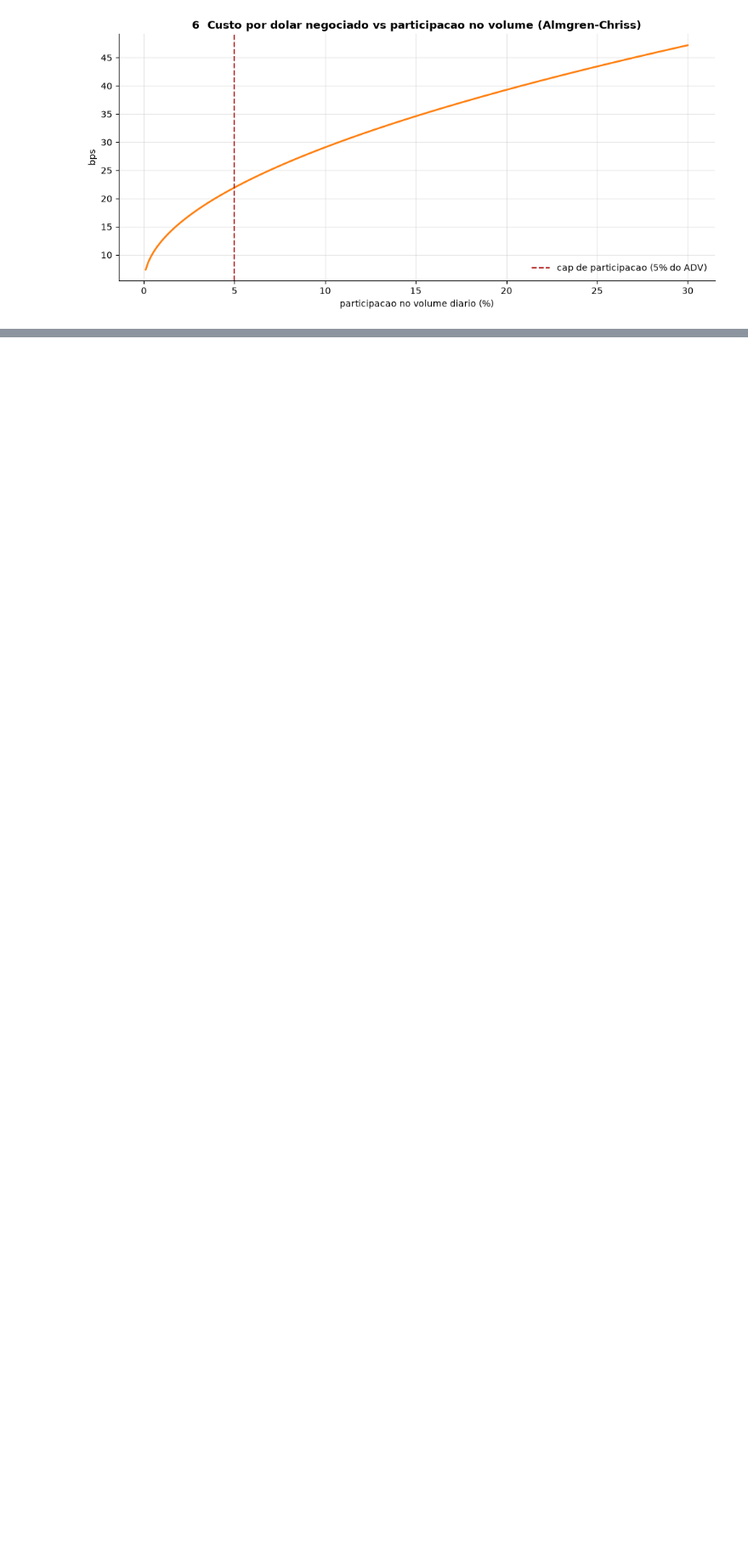
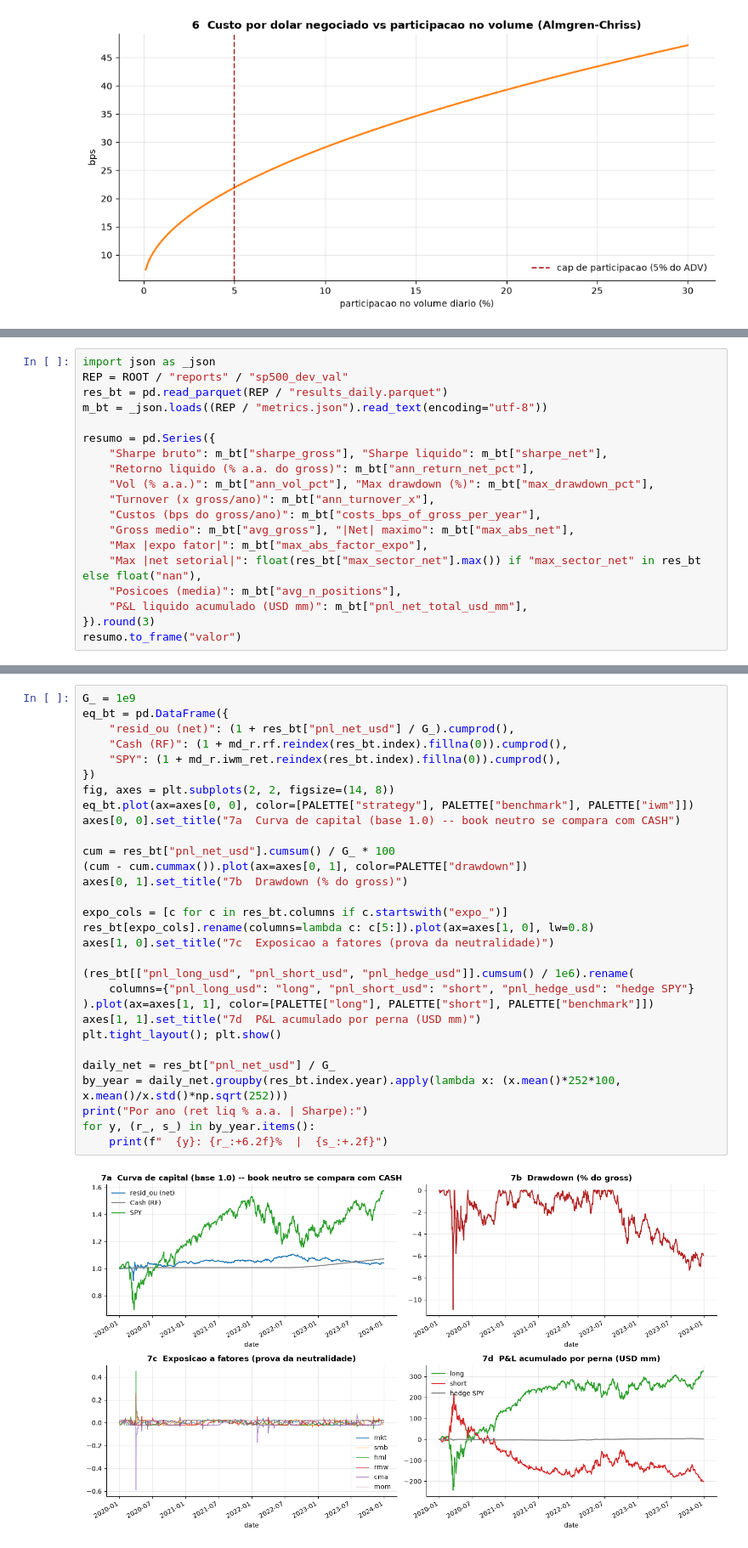
Before and after one commit to luccazogbi/desafio-itau-2026, a Jupyter notebook: notebooks/pipeline_walkthrough.ipynb, the cells around one changed output, grey strips where cells are left out. Shown at 85% size. Saved outputs shown, nothing was run; the diff lists cells and outputs as text; blank space fills up the shorter version.

```diff
--- a/notebooks/pipeline_walkthrough.ipynb
+++ b/notebooks/pipeline_walkthrough.ipynb
@@ -441,0 +456,19 @@ plt.show()
+# %%
+import json as _json
+REP = ROOT / "reports" / "sp500_dev_val"
+res_bt = pd.read_parquet(REP / "results_daily.parquet")
+m_bt = _json.loads((REP / "metrics.json").read_text(encoding="utf-8"))
+
+resumo = pd.Series({
+    "Sharpe bruto": m_bt["sharpe_gross"], "Sharpe liquido": m_bt["sharpe_net"],
+    "Retorno liquido (% a.a. do gross)": m_bt["ann_return_net_pct"],
+    "Vol (% a.a.)": m_bt["ann_vol_pct"], "Max drawdown (%)": m_bt["max_drawdown_pct"],
+    "Turnover (x gross/ano)": m_bt["ann_turnover_x"],
+    "Custos (bps do gross/ano)": m_bt["costs_bps_of_gross_per_year"],
+    "Gross medio": m_bt["avg_gross"], "|Net| maximo": m_bt["max_abs_net"],
+    "Max |expo fator|": m_bt["max_abs_factor_expo"],
+    "Max |net setorial|": float(res_bt["max_sector_net"].max()) if "max_sector_net" in res_bt else float("nan"),
+    "Posicoes (media)": m_bt["avg_n_positions"],
+    "P&L liquido acumulado (USD mm)": m_bt["pnl_net_total_usd_mm"],
+}).round(3)
+resumo.to_frame("valor")
@@ -441,0 +490,32 @@ plt.show()
+# %%
+G_ = 1e9
+eq_bt = pd.DataFrame({
+    "resid_ou (net)": (1 + res_bt["pnl_net_usd"] / G_).cumprod(),
+    "Cash (RF)": (1 + md_r.rf.reindex(res_bt.index).fillna(0)).cumprod(),
+    "SPY": (1 + md_r.iwm_ret.reindex(res_bt.index).fillna(0)).cumprod(),
+})
+fig, axes = plt.subplots(2, 2, figsize=(14, 8))
+eq_bt.plot(ax=axes[0, 0], color=[PALETTE["strategy"], PALETTE["benchmark"], PALETTE["iwm"]])
+axes[0, 0].set_title("7a  Curva de capital (base 1.0) -- book neutro se compara com CASH")
+
+cum = res_bt["pnl_net_usd"].cumsum() / G_ * 100
+(cum - cum.cummax()).plot(ax=axes[0, 1], color=PALETTE["drawdown"])
+axes[0, 1].set_title("7b  Drawdown (% do gross)")
+
+expo_cols = [c for c in res_bt.columns if c.startswith("expo_")]
+res_bt[expo_cols].rename(columns=lambda c: c[5:]).plot(ax=axes[1, 0], lw=0.8)
+axes[1, 0].set_title("7c  Exposicao a fatores (prova da neutralidade)")
+
+(res_bt[["pnl_long_usd", "pnl_short_usd", "pnl_hedge_usd"]].cumsum() / 1e6).rename(
+    columns={"pnl_long_usd": "long", "pnl_short_usd": "short", "pnl_hedge_usd": "hedge SPY"}
+).plot(ax=axes[1, 1], color=[PALETTE["long"], PALETTE["short"], PALETTE["benchmark"]])
+axes[1, 1].set_title("7d  P&L acumulado por perna (USD mm)")
+plt.tight_layout(); plt.show()
+
+daily_net = res_bt["pnl_net_usd"] / G_
+by_year = daily_net.groupby(res_bt.index.year).apply(lambda x: (x.mean()*252*100, x.mean()/x.std()*np.sqrt(252)))
+print("Por ano (ret liq % a.a. | Sharpe):")
+for y, (r_, s_) in by_year.items():
+    print(f"  {y}: {r_:+6.2f}%  |  {s_:+.2f}")
+# %% [output]
+[figure, added]
```
Also changed, not shown: parts of 11 cells of this notebook, 12 other files.
